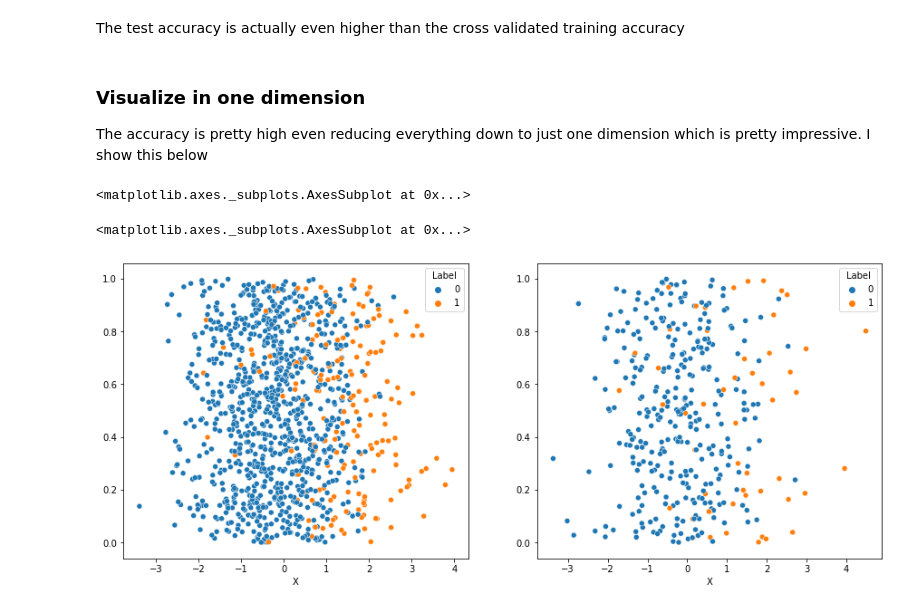
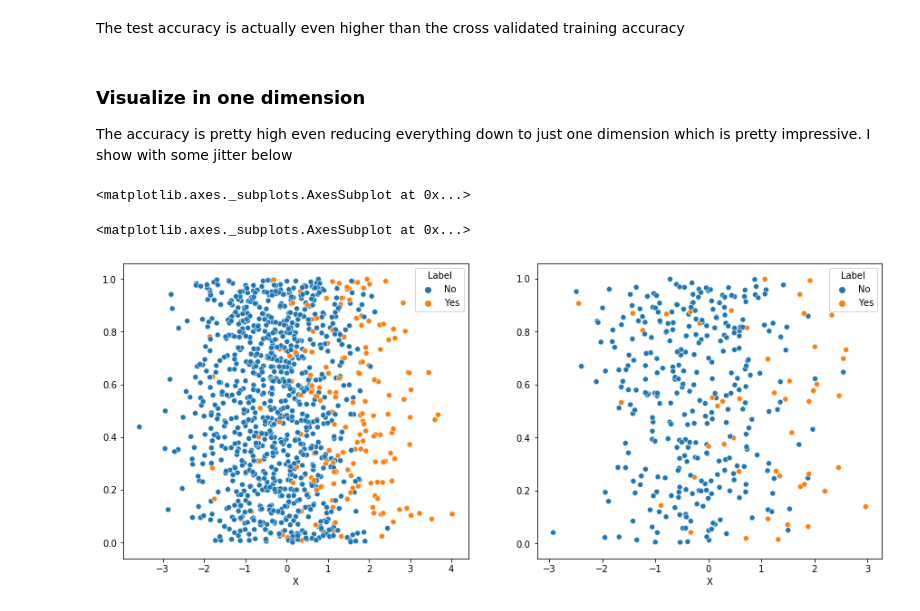
Before and after one commit to mpkrass7/ibm_churn, a Jupyter notebook: hr_churn_analysis.ipynb, the cells around one changed output. Drawn from its saved outputs; the diff is of its cells as text; code cells hidden in the pictures.

Commit message:
Add label

```diff
--- a/hr_churn_analysis.ipynb
+++ b/hr_churn_analysis.ipynb
@@ -369,32 +369,33 @@ Test Accuracy: 88.9%
 The test accuracy is actually even higher than the cross validated training accuracy
 # %% [markdown]
 ### Visualize in one dimension
-The accuracy is pretty high even reducing everything down to just one dimension which is pretty impressive. I show this below
+
+The accuracy is pretty high even reducing everything down to just one dimension which is pretty impressive. I show with some jitter below
 # %%
 fitted_model = model.fit(scale_train, trainY)
 
 one_d_train = fitted_model.transform(scale_train)
 one_d_train = pd.DataFrame(one_d_train, columns = ['X'])
-one_d_train['Label'] = trainY.values
+one_d_train['Label'] = np.where(trainY.values == 1, 'Yes', 'No')
 
 jitter = np.random.random(one_d_train.shape[0])
 
 fig, axs = plt.subplots(ncols=2)
 
 fig.set_size_inches(15, 6)
 # df['korisnika'].plot(ax=axs[0])
 # df['osiguranika'].plot(ax=axs[1])
 
-sns.scatterplot(data=one_d_train, x = 'X', y=jitter,  hue="Label", ax = axs[0])
+sns.scatterplot(data=one_d_train, x = 'X', y=jitter,  hue="Label", hue_order = ['No', 'Yes']m ax = axs[0])
 
 one_d_test = fitted_model.transform(scale_test)
 one_d_test = pd.DataFrame(one_d_test, columns = ['X'])
-one_d_test['Label'] = testY.values
+one_d_test['Label'] = np.where(testY.values == 1, 'Yes', 'No')
 
 jitter = np.random.random(one_d_test.shape[0])
 
-sns.scatterplot(data=one_d_test, x = 'X', y=jitter,  hue="Label", ax = axs[1])
+sns.scatterplot(data=one_d_test, x = 'X', y=jitter,  hue="Label", , hue_order = ['No', 'Yes'], ax = axs[1])
 # %% [output]
 <matplotlib.axes._subplots.AxesSubplot at 0x...>
 <matplotlib.axes._subplots.AxesSubplot at 0x...>
-[figure, old version]
+[figure, new version]
```
Also changed, not shown: parts of 3 cells of this notebook.
